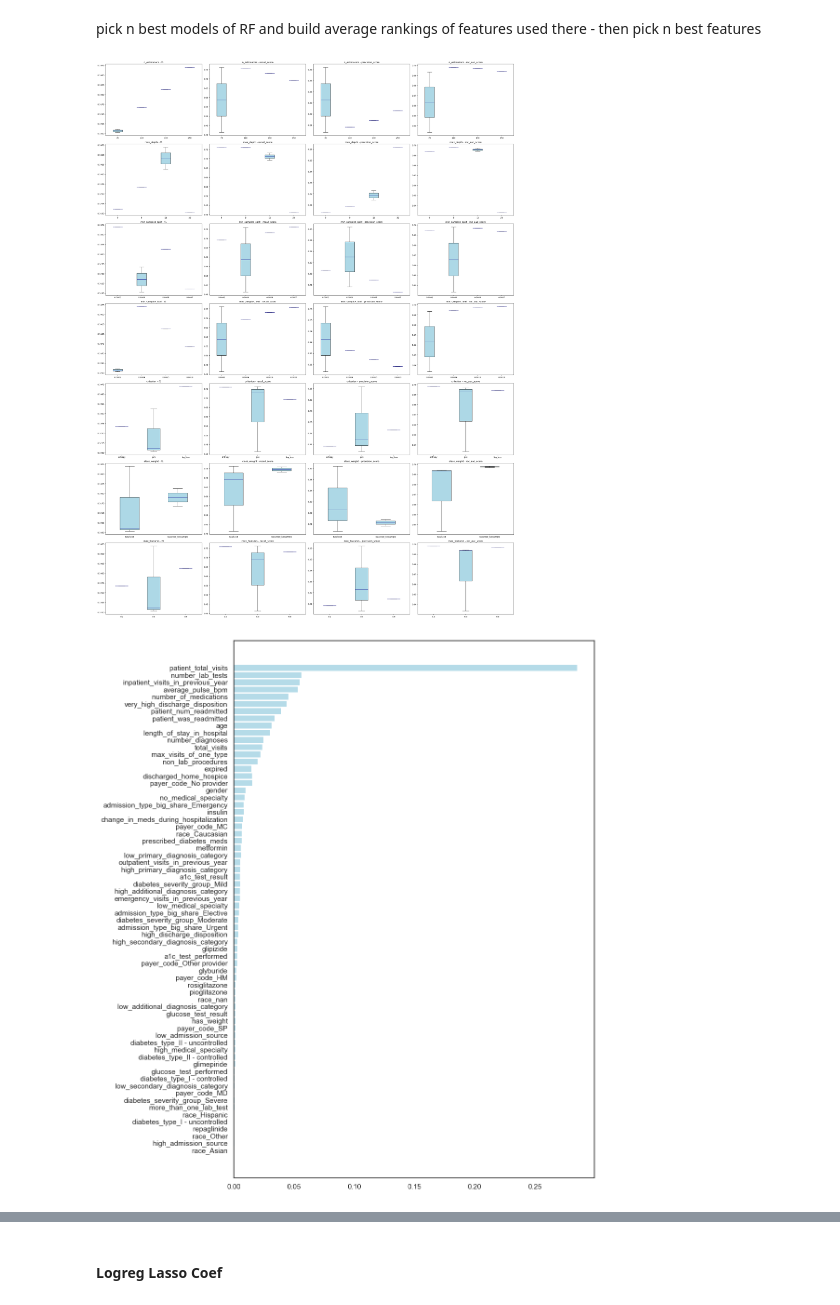
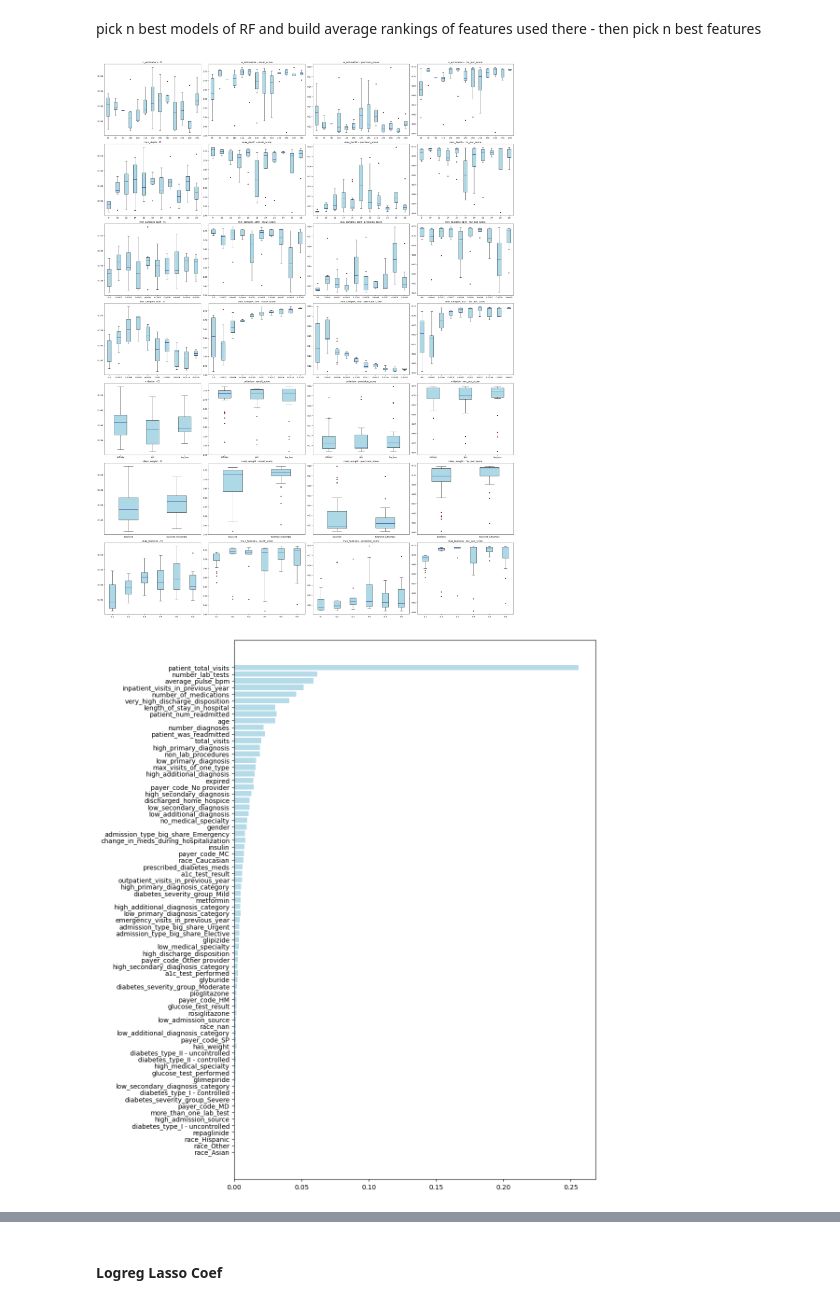
Before and after one commit to ontenkutsenko/ML_Hospital_Readmissions, a Jupyter notebook: Binary classification.ipynb, the cells around one changed output, grey strips where cells are left out. Saved outputs shown, nothing was run; the diff lists cells and outputs as text; code cells hidden in the pictures.

```diff
--- a/Binary classification.ipynb
+++ b/Binary classification.ipynb
@@ -1249,7 +1288,13 @@ columns_to_use = ['encounter_id', 'patient_id',
                   'glimepiride', 'pioglitazone', 'repaglinide', 'metformin', 'glyburide',
                   'rosiglitazone', 'glipizide',
 
-                  'insulin'
+                  'insulin',
+
+                  'high_primary_diagnosis',
+                   'low_primary_diagnosis',
+       'high_secondary_diagnosis',
+       'low_secondary_diagnosis', 'high_additional_diagnosis',
+ 'low_additional_diagnosis',
                  ]
 # %%
 target = 'readmitted_binary'
@@ -1274,7 +1319,7 @@ features_for_scaling_minmax = ['outpatient_visits_in_previous_year',
                               ]
 features_for_scaling_standard = ['number_lab_tests', 'number_of_medications']
 
-columns_to_use_full = columns_to_use + features_for_encoding
+columns_to_use_full = columns_to_use #+ features_for_encoding
 
 X_train = df_train[columns_to_use_full]
 y_train = df_train[target]
@@ -1299,7 +1344,7 @@ params = {
 }
 
 result = []
-for i in tqdm(range(20)):
+for i in tqdm(range(100)):
     random_params = {}
     for key, values in params.items():
         random_params[key] = random.choice(values)
@@ -1308,8 +1353,8 @@ for i in tqdm(range(20)):
                      model,
                      random_params,
                      multiclass = False,
-                                   target_encoding= True,
-                                   features_for_encoding = features_for_encoding,
+                                   # target_encoding= True,
+                                   # features_for_encoding = features_for_encoding,
 
                      scaling = True,
                      features_for_scaling_minmax = features_for_scaling_minmax,
@@ -1394,47 +1436,16 @@ with open('Data/rf_feature_selection.pkl', 'wb') as file:
 # %% [markdown]
 pick n best models of RF and build average rankings of features used there - then pick n best features
 # %%
-from matplotlib.ticker import MaxNLocator
-
-num_best_models = 90
+num_best_models = 80
 
 best_models = sorted(result, key = lambda x: -x[1]['f1'][1])[:num_best_models]
 fig,ax = plt.subplots(ncols = len(result[0][1]), nrows = len(params), figsize = (30,40))
 
-for m in range(len(result[0][1])):
-    for key in range(len(list(params.keys()))):
-        # try:
-            hyperparam = list(params.keys())[key]
-            metric = list(result[0][1].keys())[m]
-            hyperparam_df = pd.DataFrame([(best_models[i][0][hyperparam], best_models[i][1][metric][1]) for i in range(len(best_models))],
-                                         columns = ['hyperparameter', metric]).fillna('None')
-            if hyperparam_df['hyperparameter'].dtype == 'O':
-                hyperparam_df['hyperparameter'] = hyperparam_df['hyperparameter'].astype(str)
-            hyperparam_df = hyperparam_df.sort_values(by='hyperparameter')
-
-            ax[key, m].boxplot([group[1][metric].values for group in hyperparam_df.groupby('hyperparameter')],
-            labels = [np.round(i, 4) if isinstance(i, float) else i for i in hyperparam_df['hyperparameter'].unique()],
-            patch_artist=True,
-            widths=0.4,
-            medianprops=dict(color='darkblue'),
-            boxprops=dict(facecolor='lightblue', edgecolor='black'),
-             whiskerprops=dict(color='black'),
-             capprops=dict(color='black'),
-            flierprops=dict(markerfacecolor='red', marker='o', markersize=4)
-                              )
-            ax[key, m].tick_params(axis='x', labelsize=10)
-            ax[key, m].set_title(hyperparam + ' - ' + metric)
-
-            ax[key, m].xaxis.grid(False)
-            ax[key, m].yaxis.grid(False)
-plt.tight_layout()
-
-# plt.savefig('rf_hyperparams_2.png')
-plt.show()
+plot_metrics(result, params, best_models, figsize_param = (30,40))
 # %% [output]
-[figure, old version]
+[figure, new version]
 # %%
-num_best_models = 20
+num_best_models = 10
 
 best_models = sorted(result, key = lambda x: -x[1]['f1'][1])[:num_best_models]
 
@@ -1459,7 +1470,7 @@ plt.barh(ranked_df.sort_values(by = 'median_rank', ascending = False)['features'
 # plt.tight_layout()
 plt.show()
 # %% [output]
-[figure, old version]
+[figure, new version]
 # %%
 #since we see that all patient level features are important we will not change function of it anyhow
 # we will check on n random models what is best amount of features
```
Also changed, not shown: parts of 55 cells of this notebook, 19 other files.
